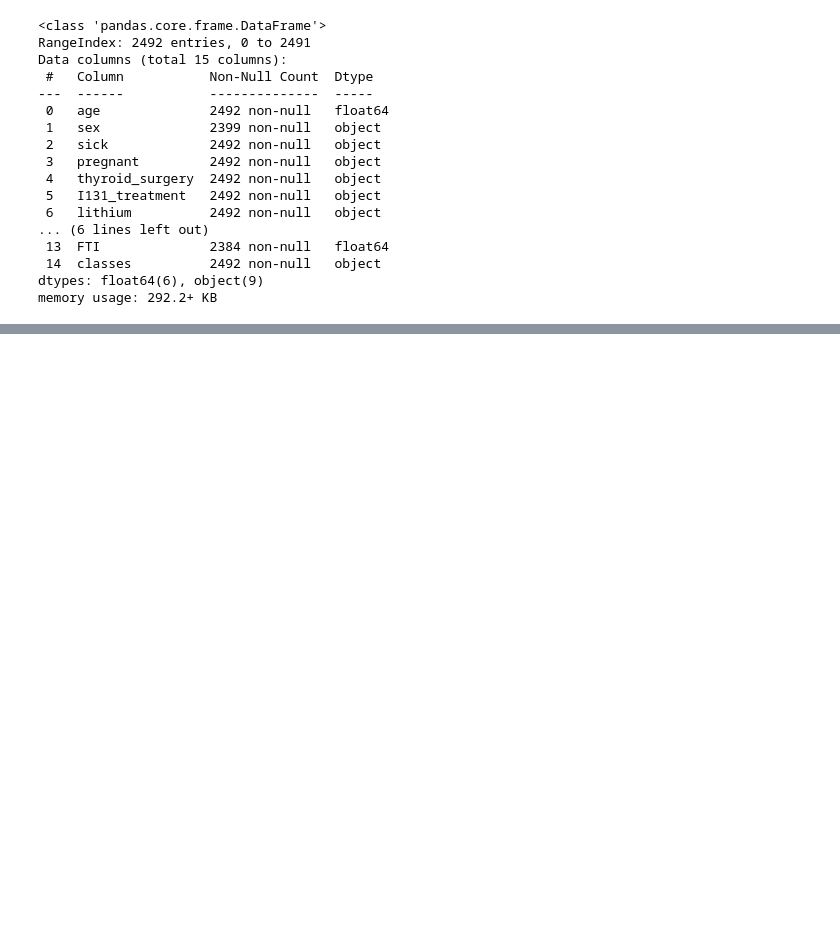
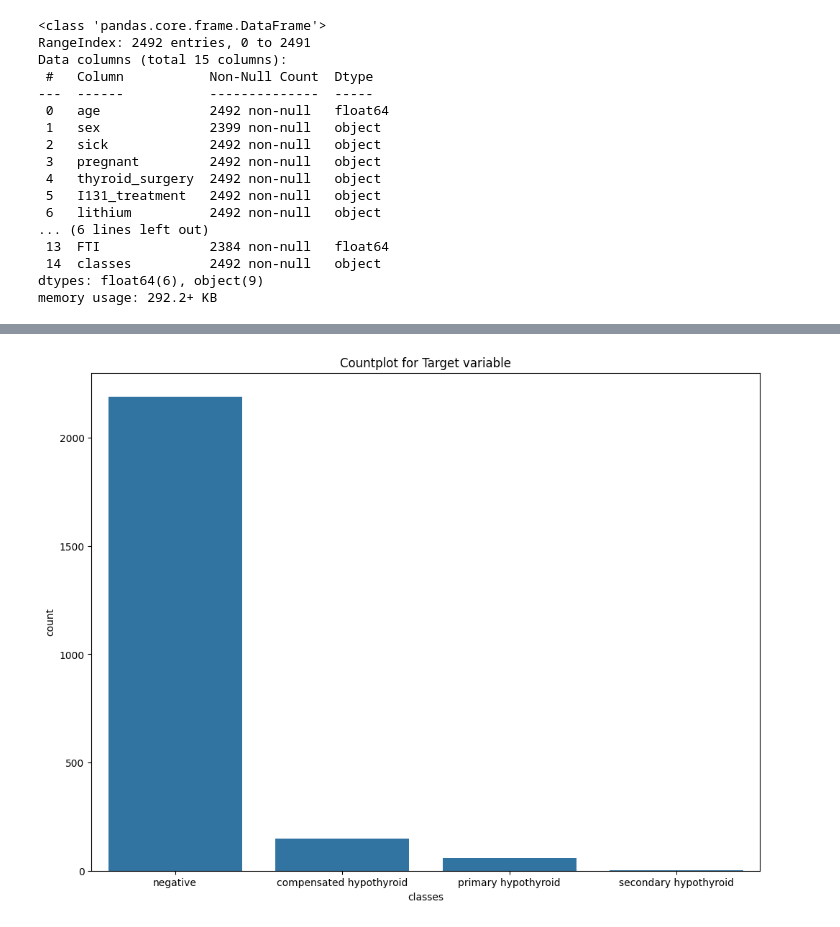
Before and after one commit to SachinMhetre678/Thyroid_Prediction, a Jupyter notebook: notebook/EDA.ipynb, the cells around one changed output, grey strips where cells are left out. Cells and saved outputs as stored; diff of their text form; code cells hidden in the pictures; blank space fills up the shorter version.

```diff
--- a/notebook/EDA.ipynb
+++ b/notebook/EDA.ipynb
@@ -156,0 +178,12 @@ memory usage: 292.2+ KB
+# %%
+df = df.dropna(subset=['TT4', 'FTI', 'age', 'sex'])
+df['TT4'] = df['TT4'].astype(int)
+df['FTI'] = df['FTI'].astype(int)
+df['age'] = df['age'].astype(int)
+df['sex'] = df['sex'].map({'M': 1, 'F': 0})
+df['pregnant'] = df['pregnant'].map({'f': 0, 't': 1})
+df['thyroid_surgery '] = df['thyroid_surgery'].astype(int)
+# %%
+miss_cols = ['sex','T3','T4U','FTI']
+for i in miss_cols:
+    df[i] = df[i].fillna(df[i].mean())
@@ -156,0 +210,6 @@ memory usage: 292.2+ KB
+# %%
+plt.figure(figsize=(12,9))
+sns.countplot(x='classes',data=df)
+plt.title("Countplot for Target variable");
+# %% [output]
+[figure, added]
```
Also changed, not shown: parts of 7 cells of this notebook.
